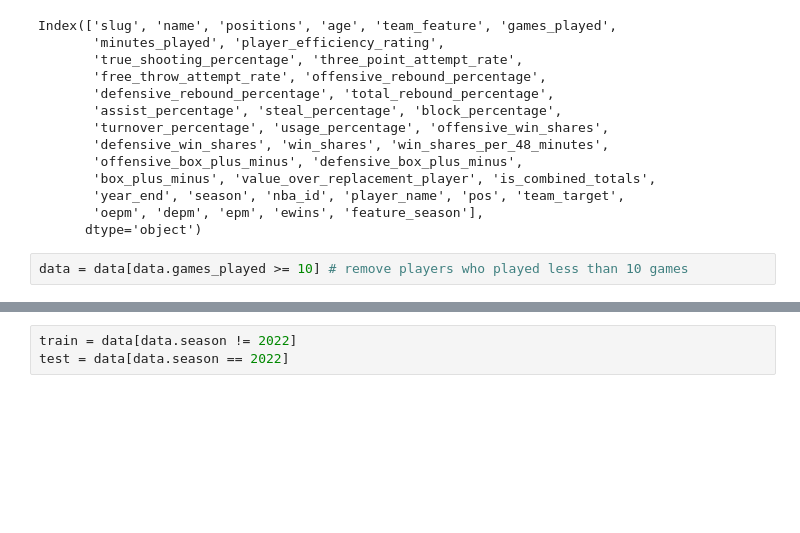
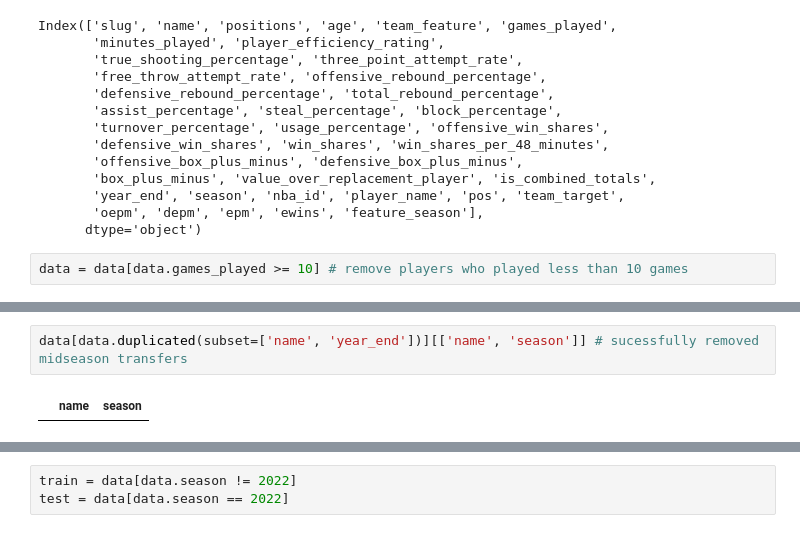
Before and after one commit to shailm99/nba-player-prediction, a Jupyter notebook: code/model-building.ipynb, the cells around one changed output, grey strips where cells are left out. Cells and saved outputs as stored; diff of their text form; blank space fills up the shorter version.

```diff
--- a/code/model-building.ipynb
+++ b/code/model-building.ipynb
@@ -31,3 +66,7 @@ See the caveats in the documentation: https://pandas.pydata.org/pandas-docs/stab
+# %%
+data[data.duplicated(subset=['name', 'year_end'])][['name', 'season']] # sucessfully removed midseason transfers
+# %% [output]
+|  | name | season |
 # %%
 # split train and test
 data.year_end.value_counts().sort_index()
```
Also changed, not shown: parts of 46 cells of this notebook.
